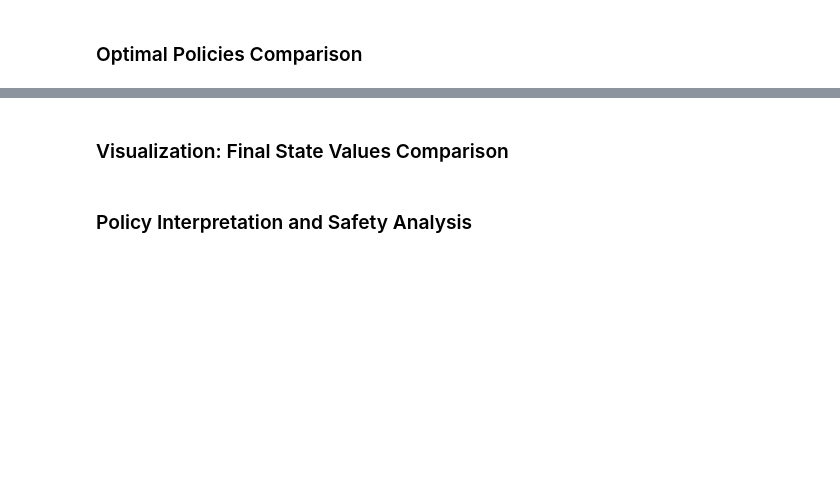
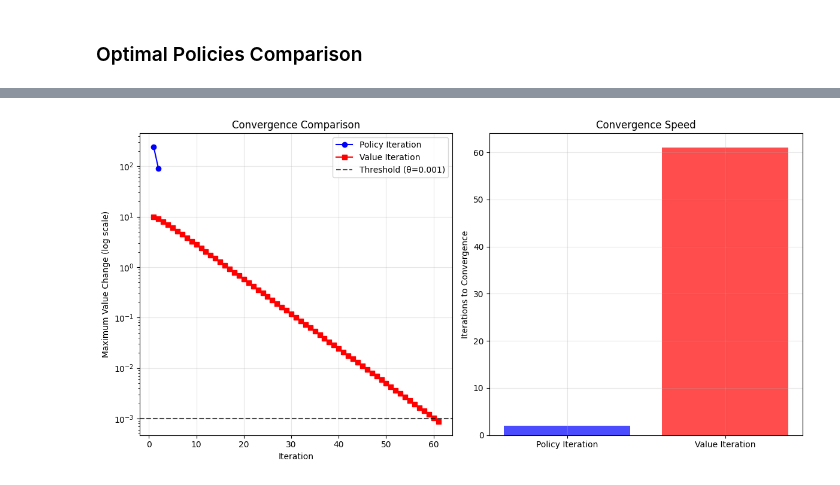
Before and after one commit to JakeHarveyy/Self-Driving-Car-MDP-RL, a Jupyter notebook: Self_Driving_Car_MDP_Analysis.ipynb, the cells around one changed output, grey strips where cells are left out. Cells and saved outputs as stored; diff of their text form; code cells hidden in the pictures; blank space fills up the shorter version.

```diff
--- a/Self_Driving_Car_MDP_Analysis.ipynb
+++ b/Self_Driving_Car_MDP_Analysis.ipynb
@@ -251,24 +263,9 @@ for i, action in enumerate(actions):
 selfDrivingCarMDP = MDP(states, actions, transition_matrix, reward_matrix)
 
 # Convert matrices to dictionary format for algorithms
-transition_matrix_dict, reward_matrix_dict, actions_dict = selfDrivingCarMDP.convert_to_dictionary()
+transition_matrix, reward_matrix, actions = selfDrivingCarMDP.convert_to_dictionary()
 
 print("MDP Successfully Created!")
 print(f"States: {len(states)}")
 print(f"Actions: {len(actions)}")
 print(f"State-Action pairs: {len(states) * len(actions)}")
-
-# Verify probability constraints
-print("\nVerifying transition probability constraints...")
-valid = True
-for i, state in enumerate(states):
-    for j, action in enumerate(actions):
-        prob_sum = sum(transition_matrix[i][j])
-        if abs(prob_sum - 1.0) > 1e-6:
-            print(f"Warning: {state} -> {action} probabilities sum to {prob_sum}")
-            valid = False
-
-if valid:
-    print("✓ All transition probabilities are valid (sum to 1.0)")
-else:
-    print("✗ Some transition probabilities are invalid")
@@ -611,2 +793,0 @@ print(f"• Both algorithms achieve convergence threshold of {theta}")
-# %% [markdown]
-### Visualization: Final State Values Comparison
@@ -651,2 +793,0 @@ print(f"• Both algorithms produce virtually identical results")
-# %% [markdown]
-### Policy Interpretation and Safety Analysis
@@ -696,3 +794,47 @@ else:
+# %%
+def plot_convergence_comparison(pi_history, vi_history, states):
+    """
+    Plot convergence comparison between algorithms.
+    """
+    # Calculate value changes (deltas) for each iteration
+    pi_deltas = []
+    for i in range(1, len(pi_history)):
+        delta = max(abs(pi_history[i][state] - pi_history[i-1][state]) for state in states)
+        pi_deltas.append(delta)
+
+    vi_deltas = []
+    for i in range(1, len(vi_history)):
+        delta = max(abs(vi_history[i][state] - vi_history[i-1][state]) for state in states)
+        vi_deltas.append(delta)
+
+    plt.figure(figsize=(12, 6))
+
+    plt.subplot(1, 2, 1)
+    plt.semilogy(range(1, len(pi_deltas) + 1), pi_deltas, 'b-o', label='Policy Iteration')
+    plt.semilogy(range(1, len(vi_deltas) + 1), vi_deltas, 'r-s', label='Value Iteration')
+    plt.axhline(y=theta, color='k', linestyle='--', alpha=0.7, label=f'Threshold (θ={theta})')
+    plt.xlabel('Iteration')
+    plt.ylabel('Maximum Value Change (log scale)')
+    plt.title('Convergence Comparison')
+    plt.legend()
+    plt.grid(True, alpha=0.3)
+
+    plt.subplot(1, 2, 2)
+    plt.bar(['Policy Iteration', 'Value Iteration'],
+            [len(pi_history)-1, len(vi_history)-1],
+            color=['blue', 'red'], alpha=0.7)
+    plt.ylabel('Iterations to Convergence')
+    plt.title('Convergence Speed')
+    plt.grid(True, alpha=0.3)
+
+    plt.tight_layout()
+    plt.show()
+
+# Generate visualisations
+
+plot_convergence_comparison(pi_value_history, vi_value_history, selfDrivingCarMDP.states)
+# %% [output]
+[figure, added]
 # %% [markdown]
 ## Conclusions
 
```
Also changed, not shown: parts of 44 cells of this notebook, 3 other files.
